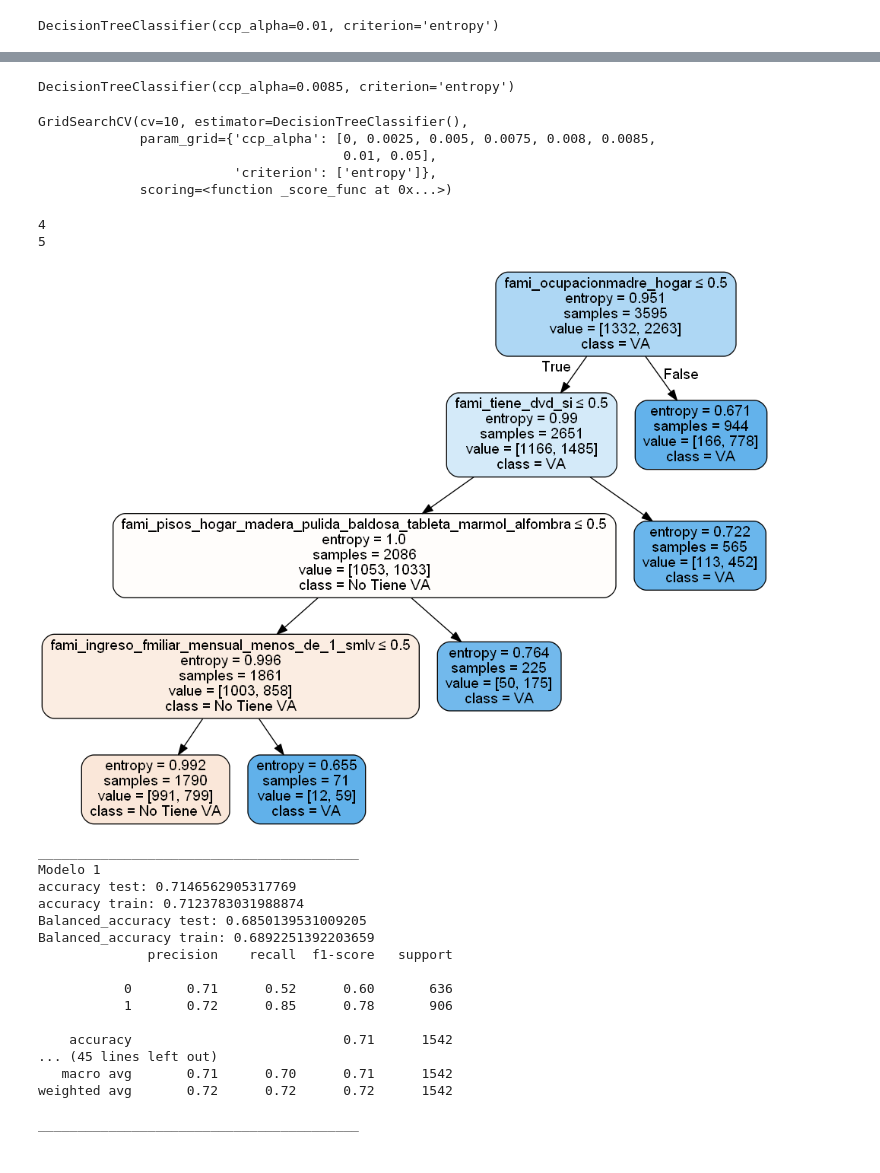
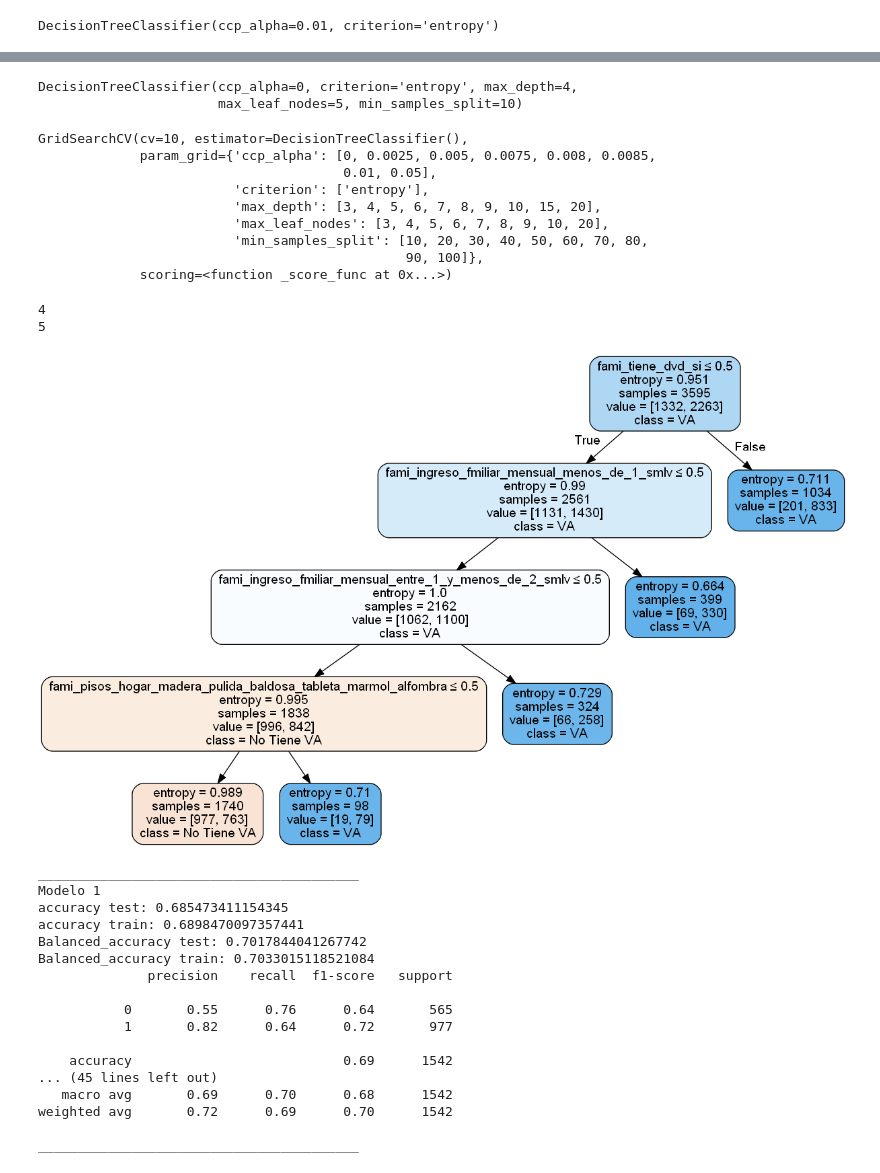
Before and after one commit to DavidCuaspud1/va_repositorio, a Jupyter notebook: Arboles de Decisión con Todas Las Variables.ipynb, the cells around one changed output, grey strips where cells are left out. Drawn from its saved outputs; the diff is of its cells as text; code cells hidden in the pictures.

```diff
--- a/Arboles de Decisión con Todas Las Variables.ipynb
+++ b/Arboles de Decisión con Todas Las Variables.ipynb
@@ -47,7 +47,7 @@ root
 df_pan=df.toPandas()
 # %%
 Y=df_pan['clase_va_lectura_critica']
-X=df_pan.drop(columns=['estu_consecutivo','estu_nse_ies','estu_limita_motriz',
+X=df_pan.drop(columns=['estu_consecutivo','estu_nse_ies','estu_limita_motriz','periodo',
                        'estu_limita_invidente','estu_limita_sordoconinterprete','estu_limita_sordosininterprete',
                        'estu_limita_sordoceguera','inst_origen','estu_privado_libertad','clase_va_lectura_critica',
                        'clase_va_razonamiento_cuantitativo','clase_va_competencias_ciudadanas','clase_va_ingles'])
@@ -56,10 +56,11 @@ import pandas as pd
 import matplotlib.pyplot as pit
 
 X_dummies=pd.get_dummies(X,drop_first=True)
-X_dummies.drop(columns=['fami_tienehornomicroogas_no_aplica',
-                            'fami_tienemotocicleta_no_aplica',
-                            'estu_nse_individual_no_aplica',
-                            'estu_horassemanatrabaja_no_aplica',
+X_dummies.drop(columns=[
+'fami_tienehornomicroogas_no_aplica',
+'fami_tienemotocicleta_no_aplica',
+'estu_nse_individual_no_aplica',
+'estu_horassemanatrabaja_no_aplica',
 'fami_tieneconsolavideojuegos_no_aplica',
 'estu_pagomatriculabeca_no_aplica',
 'estu_pagomatriculacredito_no_aplica',
@@ -226,16 +229,21 @@ Wall time: 6.61 s
 # %%
-params=  {'ccp_alpha': 0.0085, 'criterion': 'entropy'}
+params=  {'ccp_alpha': 0, 'criterion': 'entropy', 'max_depth': 4, 'max_leaf_nodes': 5, 'min_samples_split': 10}
 modelo4=  tree.DecisionTreeClassifier(**params)
 modelo4.fit(X_train, y_train)
 # %% [output]
-DecisionTreeClassifier(ccp_alpha=0.0085, criterion='entropy')
+DecisionTreeClassifier(ccp_alpha=0, criterion='entropy', max_depth=4,
+                       max_leaf_nodes=5, min_samples_split=10)
 # %%
 gb.grid
 # %% [output]
 GridSearchCV(cv=10, estimator=DecisionTreeClassifier(),
              param_grid={'ccp_alpha': [0, 0.0025, 0.005, 0.0075, 0.008, 0.0085,
                                        0.01, 0.05],
-                         'criterion': ['entropy']},
+                         'criterion': ['entropy'],
+                         'max_depth': [3, 4, 5, 6, 7, 8, 9, 10, 15, 20],
+                         'max_leaf_nodes': [3, 4, 5, 6, 7, 8, 9, 10, 20],
+                         'min_samples_split': [10, 20, 30, 40, 50, 60, 70, 80,
+                                               90, 100]},
              scoring=<function _score_func at 0x...>)
 # %%
 print(modelo4.get_depth())
@@ -246,32 +254,32 @@ print(modelo4.get_n_leaves())
 # %%
 import os
 from six import StringIO
 #conda install -c conda-forge pydotplus
 os.environ['PATH'] = os.environ['PATH']+';'+os.environ['CONDA_PREFIX']+r"\Library\bin\graphviz"
 
 #https://graphviz.org/download/
 #conda install -c anaconda graphviz
 #conda install python-graphviz
 #pip install graphviz
 #pip install pydotplus
 #from sklearn.externals.six import StringIO
 # from six import StringIO
 from sklearn.tree import export_graphviz
 import pydotplus
 from IPython.display import Image
 
 dot_data = StringIO()
 
 feature_cols=X_train.columns
 export_graphviz(modelo4, out_file=dot_data,
                 filled=True, rounded=True,
                 special_characters=True,feature_names = feature_cols,class_names=['No Tiene VA','VA'])
 
 graph = pydotplus.graph_from_dot_data(dot_data.getvalue())
-graph.write_png('arbol_razonamiento10.png')
+graph.write_png('prueba.png')
 Image(graph.create_png())
 # %% [output]
-[figure, old version]
+[figure, new version]
 # %%
 from sklearn import metrics
 from sklearn.metrics import accuracy_score,precision_score,classification_report,balanced_accuracy_score
@@ -306,18 +314,18 @@ print("_________________________________________")
 # %% [output]
 _________________________________________
 Modelo 1
-accuracy test: 0.7146562905317769
-accuracy train: 0.7123783031988874
-Balanced_accuracy test: 0.6850139531009205
-Balanced_accuracy train: 0.6892251392203659
+accuracy test: 0.685473411154345
+accuracy train: 0.6898470097357441
+Balanced_accuracy test: 0.7017844041267742
+Balanced_accuracy train: 0.7033015118521084
               precision    recall  f1-score   support
 
-           0       0.71      0.52      0.60       636
-           1       0.72      0.85      0.78       906
+           0       0.55      0.76      0.64       565
+           1       0.82      0.64      0.72       977
 
-    accuracy                           0.71      1542
+    accuracy                           0.69      1542
 ... (45 lines left out)
-   macro avg       0.71      0.70      0.71      1542
-weighted avg       0.72      0.72      0.72      1542
+   macro avg       0.69      0.70      0.68      1542
+weighted avg       0.72      0.69      0.70      1542
 
 _________________________________________
```
Also changed, not shown: parts of 5 cells of this notebook.
